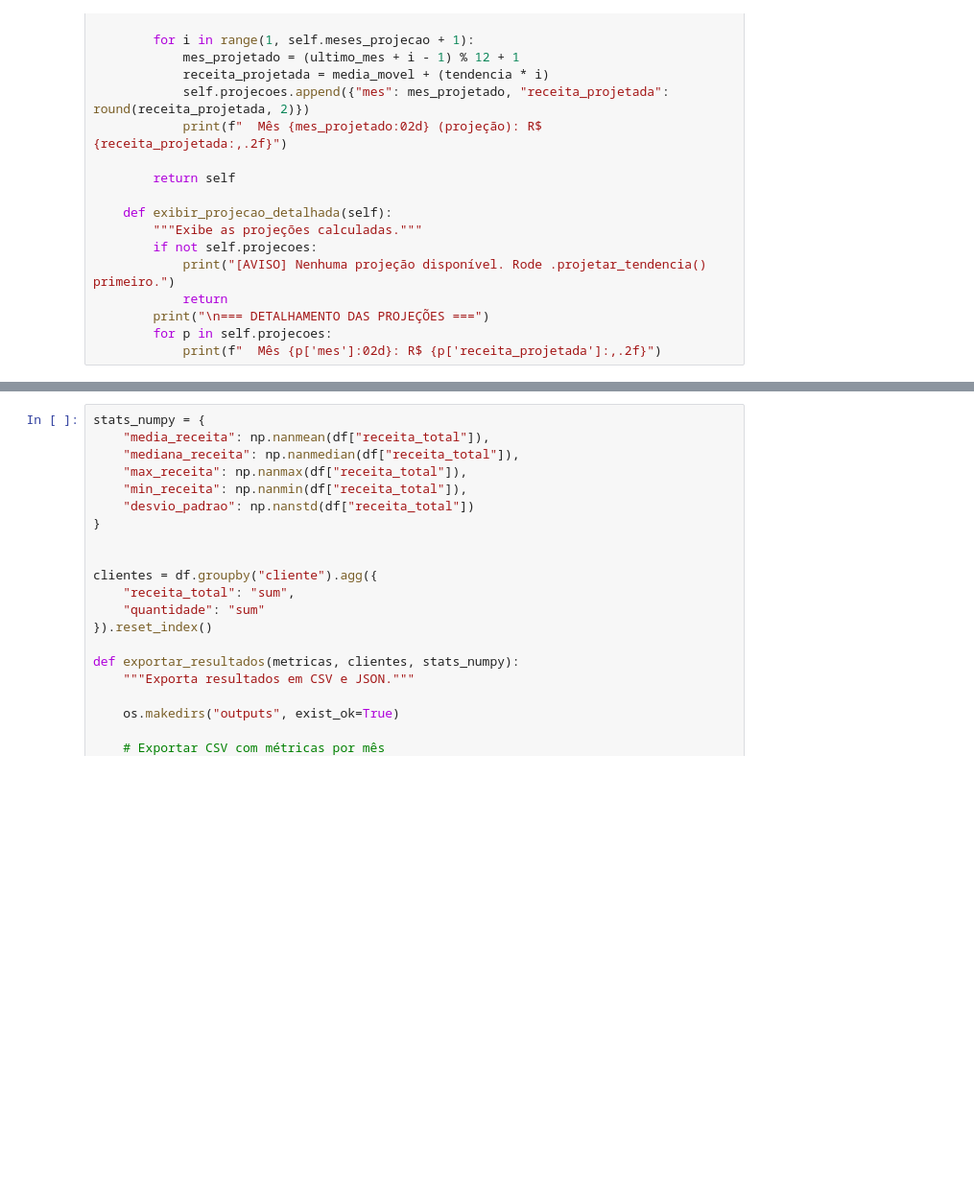
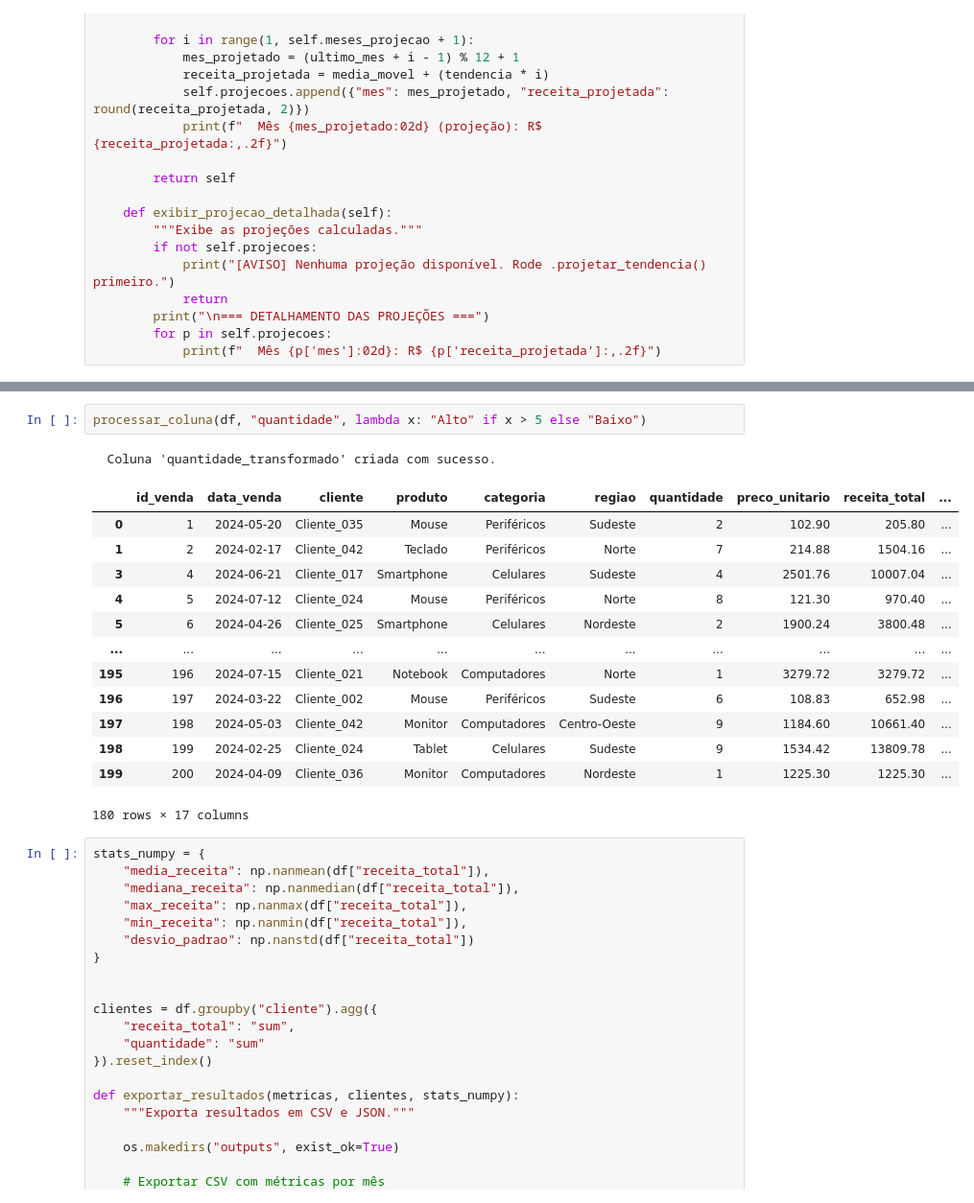
Before and after one commit to Carlos779-cloud/Mini_Projeto, a Jupyter notebook: salesinsight.ipynb, the cells around one changed output, grey strips where cells are left out. Shown at 96% size. Cells and saved outputs as stored; diff of their text form; blank space fills up the shorter version.

Commit message:
Atualizando notebook

```diff
--- a/salesinsight.ipynb
+++ b/salesinsight.ipynb
@@ -504,3 +796,20 @@ processar_coluna(df, "receita_total", lambda x: round(x / 1000, 2))
+# %%
+processar_coluna(df, "quantidade", lambda x: "Alto" if x > 5 else "Baixo")
+# %% [output]
+  Coluna 'quantidade_transformado' criada com sucesso.
+|  | id_venda | data_venda | cliente | produto | categoria | regiao | quantidade | preco_unitario | receita_total | ... |
+| 0 | 1 | 2024-05-20 | Cliente_035 | Mouse | Periféricos | Sudeste | 2 | 102.90 | 205.80 | ... |
+| 1 | 2 | 2024-02-17 | Cliente_042 | Teclado | Periféricos | Norte | 7 | 214.88 | 1504.16 | ... |
+| 3 | 4 | 2024-06-21 | Cliente_017 | Smartphone | Celulares | Sudeste | 4 | 2501.76 | 10007.04 | ... |
+| 4 | 5 | 2024-07-12 | Cliente_024 | Mouse | Periféricos | Norte | 8 | 121.30 | 970.40 | ... |
+| 5 | 6 | 2024-04-26 | Cliente_025 | Smartphone | Celulares | Nordeste | 2 | 1900.24 | 3800.48 | ... |
+| ... | ... | ... | ... | ... | ... | ... | ... | ... | ... | ... |
+| 195 | 196 | 2024-07-15 | Cliente_021 | Notebook | Computadores | Norte | 1 | 3279.72 | 3279.72 | ... |
+| 196 | 197 | 2024-03-22 | Cliente_002 | Mouse | Periféricos | Sudeste | 6 | 108.83 | 652.98 | ... |
+| 197 | 198 | 2024-05-03 | Cliente_042 | Monitor | Computadores | Centro-Oeste | 9 | 1184.60 | 10661.40 | ... |
+| 198 | 199 | 2024-02-25 | Cliente_024 | Tablet | Celulares | Sudeste | 9 | 1534.42 | 13809.78 | ... |
+| 199 | 200 | 2024-04-09 | Cliente_036 | Monitor | Computadores | Nordeste | 1 | 1225.30 | 1225.30 | ... |
+180 rows × 17 columns
 # %%
 stats_numpy = {
     "media_receita": np.nanmean(df["receita_total"]),
```
Also changed, not shown: parts of 27 cells of this notebook.
